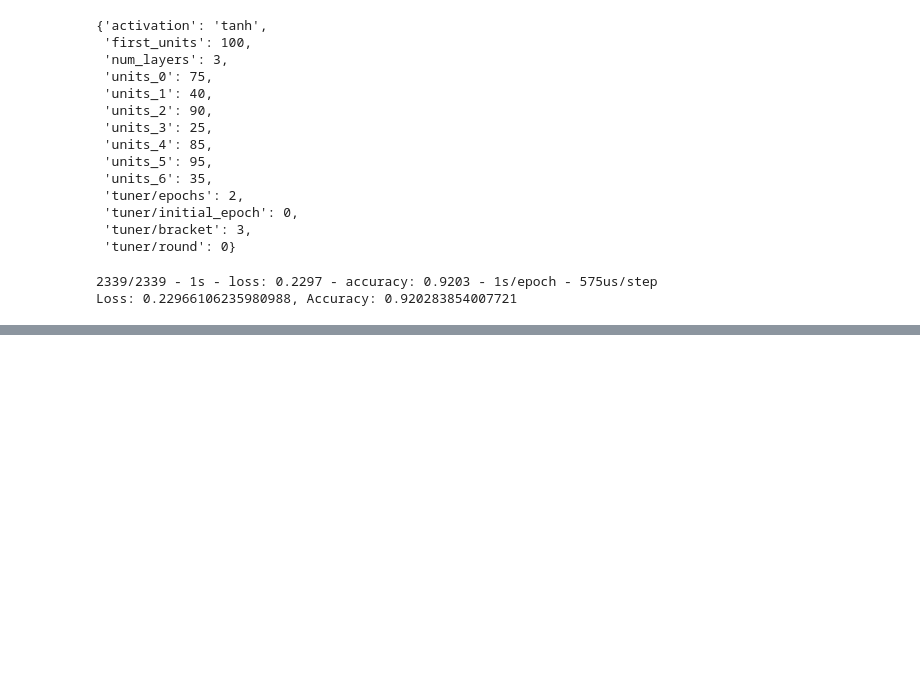
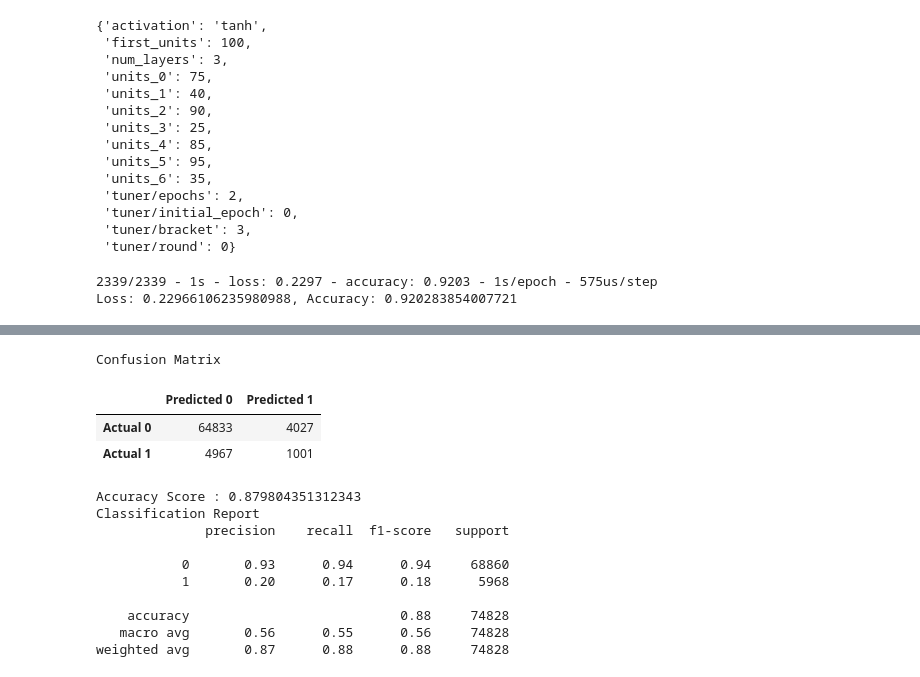
Before and after one commit to nickbrannum02/Project-4, a Jupyter notebook: model_testing.ipynb, the cells around one changed output, grey strips where cells are left out. Saved outputs shown, nothing was run; the diff lists cells and outputs as text; code cells hidden in the pictures; blank space fills up the shorter version.

```diff
--- a/model_testing.ipynb
+++ b/model_testing.ipynb
@@ -899,0 +936,2 @@ Loss: 0.3056931495666504, Accuracy: 0.8815015554428101
+# %%
+nn_smote_predictions = nn_smote.predict(X_test_scaled_smote)
@@ -899,0 +940,34 @@ Loss: 0.3056931495666504, Accuracy: 0.8815015554428101
+# %%
+#set the y_prediction to binary
+y_pred_bin = [1 if pred > 0.5 else 0 for pred in nn_smote_predictions]
+# %%
+# Calculating the confusion matrix
+cm = confusion_matrix(y_test, y_pred_bin)
+cm_df = pd.DataFrame(
+    cm, index=["Actual 0", "Actual 1"], columns=["Predicted 0", "Predicted 1"]
+)
+
+# Calculating the accuracy score
+acc_score = accuracy_score(y_test, y_pred_bin)
+# %%
+# Displaying results
+print("Confusion Matrix")
+display(cm_df)
+print(f"Accuracy Score : {acc_score}")
+print("Classification Report")
+print(classification_report(y_test, y_pred_bin))
+# %% [output]
+Confusion Matrix
+|  | Predicted 0 | Predicted 1 |
+| Actual 0 | 64833 | 4027 |
+| Actual 1 | 4967 | 1001 |
+Accuracy Score : 0.879804351312343
+Classification Report
+              precision    recall  f1-score   support
+
+           0       0.93      0.94      0.94     68860
+           1       0.20      0.17      0.18      5968
+
+    accuracy                           0.88     74828
+   macro avg       0.56      0.55      0.56     74828
+weighted avg       0.87      0.88      0.88     74828
```
Also changed, not shown: parts of 12 cells of this notebook.
